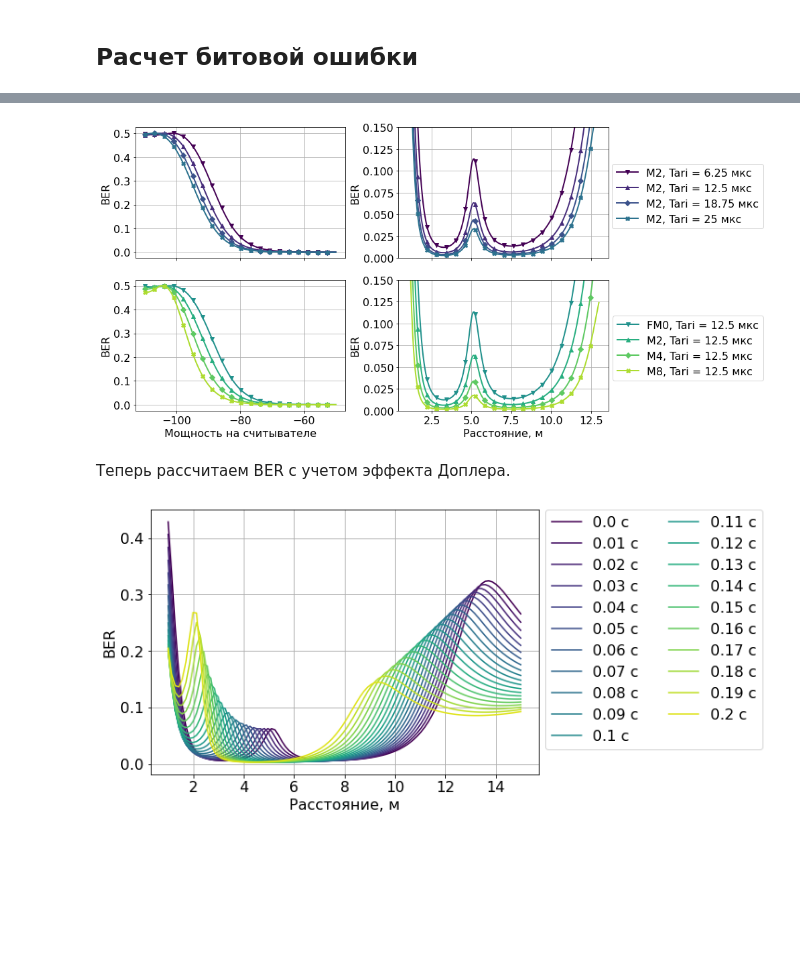
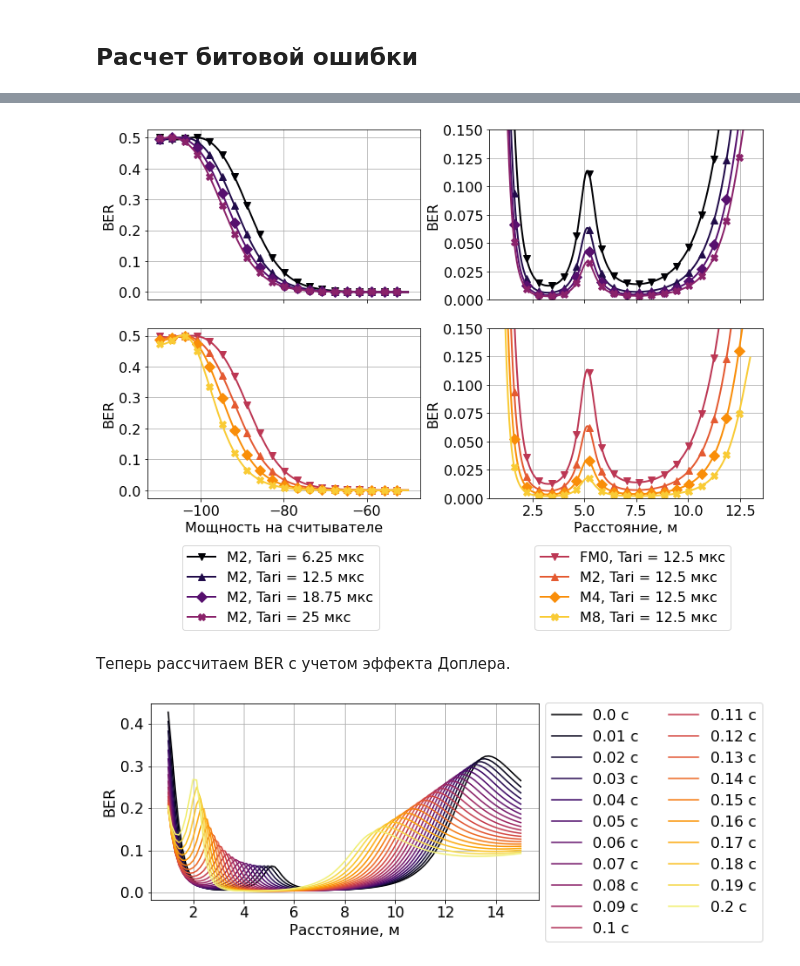
Before and after one commit to kruglov-mipt/diplom, a Jupyter notebook: experiments/Channel.ipynb, the cells around one changed output, grey strips where cells are left out. Cells and saved outputs as stored; diff of their text form; code cells hidden in the pictures; blank space fills up the shorter version.

```diff
--- a/experiments/Channel.ipynb
+++ b/experiments/Channel.ipynb
@@ -37,7 +37,7 @@ from pyons.models.rfid.pyradise import w2dbm, dbm2w, db2lin
 matplotlib.rcParams.update({'font.size': 16})
 
 # Цветовая схема для графиков
-CMAP_NAME = 'viridis'
+CMAP_NAME = 'inferno'
 matplotlib.rcParams.update({'image.cmap': CMAP_NAME})
 # %% [markdown]
 Определим переменные окружения, которые будут использоваться в эксперименте.
@@ -619,19 +627,6 @@ def plot_ber(out: Union[str, Sequence[str]] = ()):
 
     all_tari = [6.25, 12.5, 18.75, 25]
     all_m = [1, 2, 4, 8]
-
-    # Рассчитываем "голый" SNR для AWGN
-    # rdr_snr = [get_raw_snr(rx) for rx in rdr_rx]
-    # rdr_ber = [get_awgn_ber(snr) for snr in rdr_snr]
-    #
-    # basic_snr = [get_raw_snr(rx) for rx in basic_rx]
-    # basic_ber = [get_awgn_ber(snr) for snr in basic_snr]
-
-    # ax0.plot(basic_rx, basic_ber,
-    #          linestyle='-.', linewidth=2, color='C1',
-    #          label='Канал AWGN\nбез учета длин битов\nи синхронизации')
-    # ax1.plot(ox, rdr_ber,
-    #          linestyle='-.', linewidth=2, color='C1',)
 
     markers = ['v', '^', 'D', 'X']
 
@@ -652,7 +647,7 @@ def plot_ber(out: Union[str, Sequence[str]] = ()):
 
         kws = {'linewidth': 2, 'marker': markers[ti],
                'color': get_color(0.5 * ti / len(all_tari)),
-               'markevery': 10}
+               'markevery': 10, 'markersize': 8}
 
         ax0.plot(basic_rx, basic_ber, **kws, label=f"{m_name}, Tari = {tari_name}")
         ax1.plot(ox, rdr_ber, **kws)
@@ -670,37 +665,37 @@ def plot_ber(out: Union[str, Sequence[str]] = ()):
 
         basic_snr = [get_snr(rx, m, trcal) for rx in basic_rx]
         basic_ber = [get_ber(snr) for snr in basic_snr]
 
         kws = {'linewidth': 2, 'marker': markers[mi],
                'color': get_color(0.5 * mi / len(all_m) + 0.5),
-               'markevery': 10}
+               'markevery': 10, 'markersize': 8}
 
         ax2.plot(basic_rx, basic_ber, **kws, label=f"{m_name}, Tari = {tari_name}")
         ax3.plot(ox, rdr_ber, **kws)
 
 
     for ax in (ax0, ax1, ax2, ax3):
         ax.grid()
         ax.set_ylabel("BER")
 
     ax2.set_xlabel("Мощность на считывателе")
     ax3.set_xlabel("Расстояние, м")
     for ax in (ax1, ax3):
         ax.set_ylim((0, 0.15))
 
     fig.legend(*ax0.get_legend_handles_labels(),
-               loc='center right', bbox_to_anchor=(1.28, 0.75))
+               loc='lower center', bbox_to_anchor=(0.28, -0.2), ncol=1)
 
     fig.legend(*ax2.get_legend_handles_labels(),
-               loc='center right', bbox_to_anchor=(1.28, 0.3))
+               loc='lower center', bbox_to_anchor=(0.79, -0.2), ncol=1)
 
     plt.tight_layout()
     savefig(out)
 
 
 plot_ber(("ber.pdf", "ber.png"))
 # %% [output]
-[figure, old version]
+[figure, new version]
 # %% [markdown]
 Теперь рассчитаем BER с учетом эффекта Доплера.
 # %%
@@ -709,7 +704,7 @@ def plot_ber_doppler(m: int = 2, tari_us: float = 12.5,
     ox = np.linspace(1, 15, 100)
     ts = np.linspace(0, 0.2, 21)
     v = kmph2mps(60)
-    fig, ax = plt.subplots(figsize=(7, 5), nrows=1, ncols=1)
+    fig, ax = plt.subplots(figsize=(7, 4), nrows=1, ncols=1)
 
     tari = tari_us * 1e-6
     trcal = get_trcal(tari)
@@ -733,7 +728,7 @@ def plot_ber_doppler(m: int = 2, tari_us: float = 12.5,
 
     handles, labels = ax.get_legend_handles_labels()
     fig.legend(handles, labels, loc='center right',
-               bbox_to_anchor=(1.46, 0.595), ncol=2)
+               bbox_to_anchor=(1.46, 0.495), ncol=2)
 
     plt.tight_layout()
     savefig(out)
@@ -741,4 +736,4 @@ def plot_ber_doppler(m: int = 2, tari_us: float = 12.5,
 
 plot_ber_doppler(out=("ber_doppler.png", "ber_doppler.pdf"))
 # %% [output]
-[figure, old version]
+[figure, new version]
```
Also changed, not shown: parts of 5 cells of this notebook, 14 other files.
